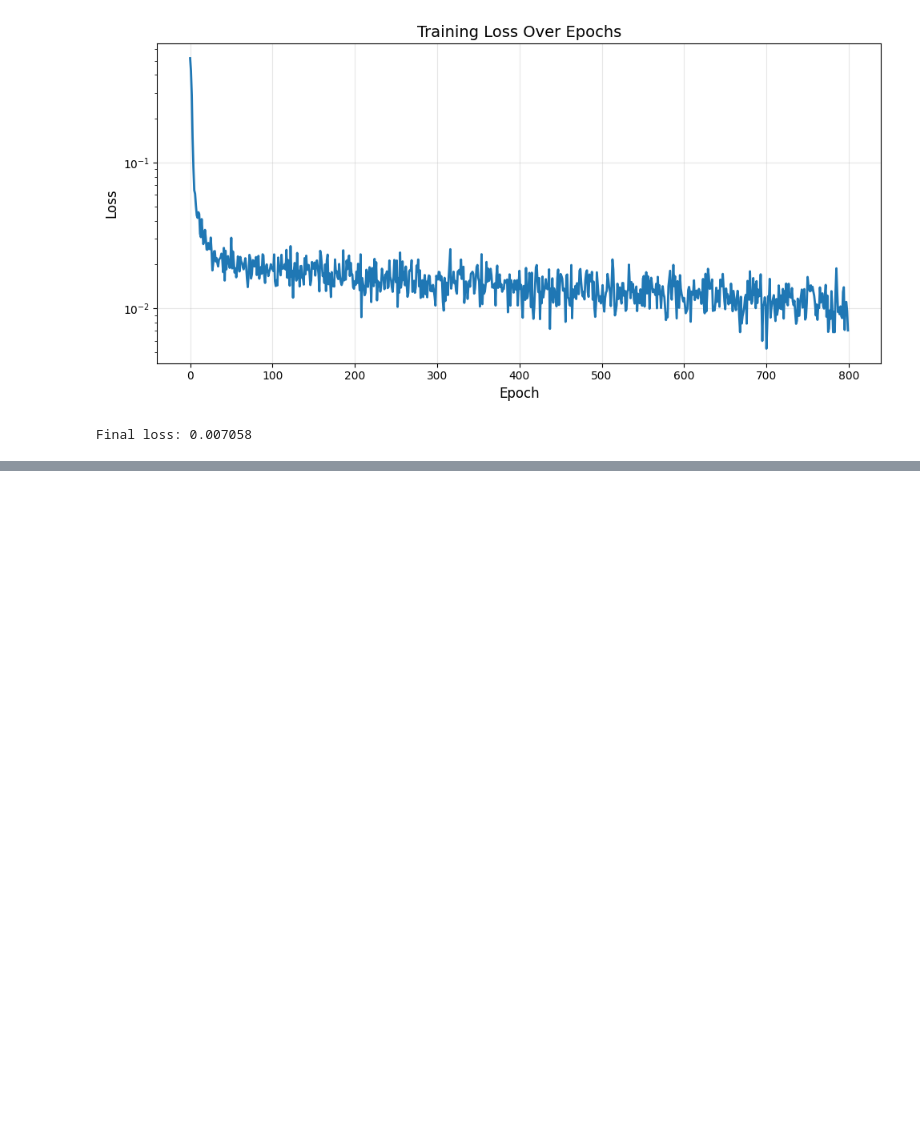
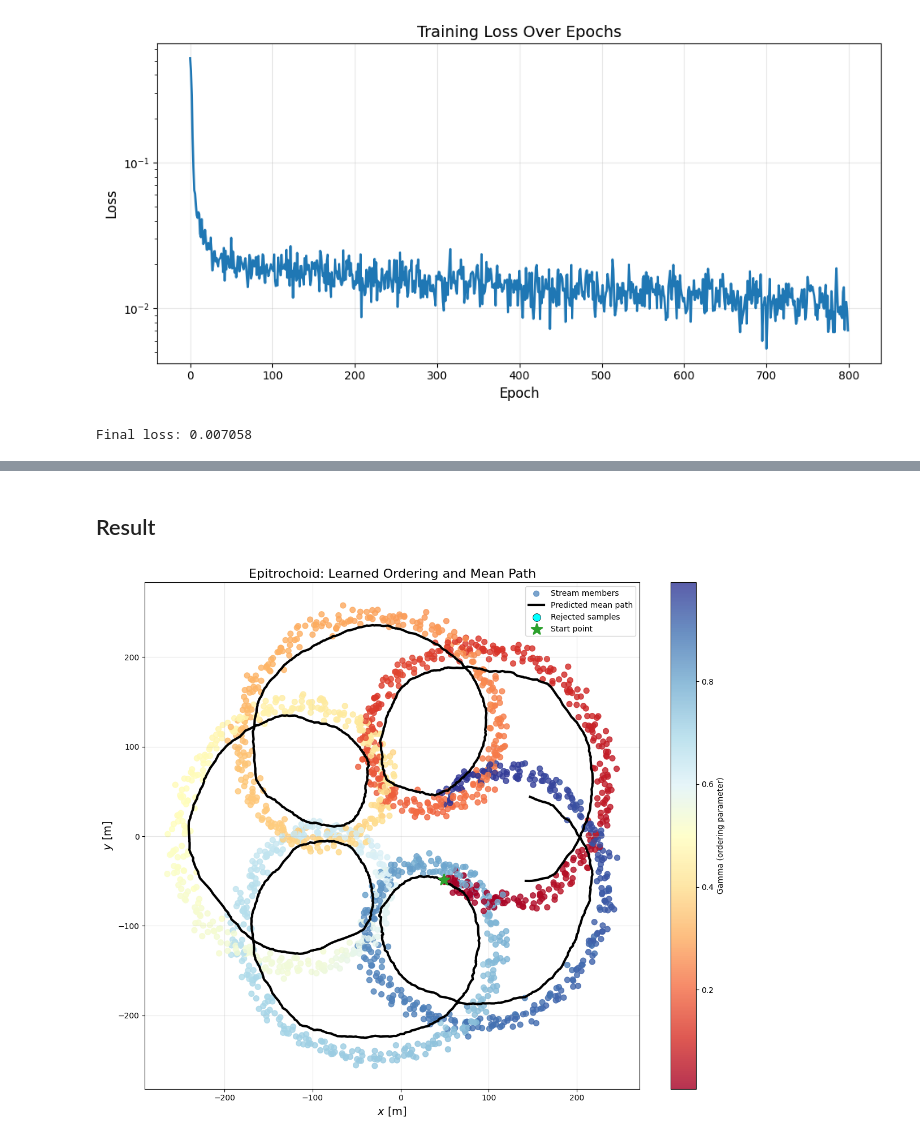
Before and after one commit to GalacticDynamics/phasecurvefit, a Jupyter notebook: docs/tutorials/epitrochoid_runningmean.ipynb, the cells around one changed output, grey strips where cells are left out. Cells and saved outputs as stored; diff of their text form; code cells hidden in the pictures; blank space fills up the shorter version.

```diff
--- a/docs/tutorials/epitrochoid_runningmean.ipynb
+++ b/docs/tutorials/epitrochoid_runningmean.ipynb
@@ -287,0 +261,75 @@ plt.show();
+# %% [markdown]
+## Result
+# %%
+def running_mean_path(result, window_size, n=2_000):
+    """Evaluate the running-mean path with a given window, away from the tips.
+
+    Within half a window of either end the window is one-sided, so we stop there.
+    """
+    result_w = eqx.tree_at(lambda r: r.model.decoder.window_size, result, window_size)
+    g_train = result_w.model.decoder.gamma_train
+    lo = float(g_train.min()) + window_size / 2
+    hi = float(g_train.max()) - window_size / 2
+    return result_w(jnp.linspace(lo, hi, n))
+# %%
+fig, ax = plt.subplots(figsize=(12, 10))
+
+all_gamma, all_probs = result.model.encode(result.positions, result.velocities)
+rejected_membership = all_probs < 0.5  # the running mean's member threshold
+qs_pred = running_mean_path(result, window_size=0.05)
+
+# Plot all points with gradient coloring
+im = ax.scatter(
+    np.asarray(qs["x"]),
+    np.asarray(qs["y"]),
+    s=50,
+    c=np.asarray(all_gamma),
+    cmap="RdYlBu",
+    alpha=0.8,
+    label="Stream members",
+)
+
+# Plot predicted mean path
+ax.plot(
+    np.asarray(qs_pred["x"]),
+    np.asarray(qs_pred["y"]),
+    c="k",
+    lw=3,
+    label="Predicted mean path",
+)
+
+# Mark rejected samples in cyan
+ax.scatter(
+    np.asarray(qs["x"][rejected_membership]),
+    np.asarray(qs["y"][rejected_membership]),
+    s=100,
+    c="cyan",
+    alpha=1.0,
+    marker="o",
+    edgecolors="black",
+    linewidths=0.5,
+    label="Rejected samples",
+)
+
+# Mark start point
+ax.scatter(
+    np.asarray(qs["x"][start_idx]),
+    np.asarray(qs["y"][start_idx]),
+    s=200,
+    c="tab:green",
+    marker="*",
+    label="Start point",
+    linewidths=2,
+    zorder=5,
+)
+
+ax.set_xlabel(r"$x$ [m]", fontsize=14)
+ax.set_ylabel(r"$y$ [m]", fontsize=14)
+ax.set_title("Epitrochoid: Learned Ordering and Mean Path", fontsize=16)
+fig.colorbar(im, ax=ax, label="Gamma (ordering parameter)")
+ax.legend(loc="upper right", fontsize=10)
+ax.grid(True, alpha=0.3)
+plt.tight_layout()
+plt.show();
+# %% [output]
+[figure, added]
```
Also changed, not shown: parts of 14 cells of this notebook, 1 other file.
